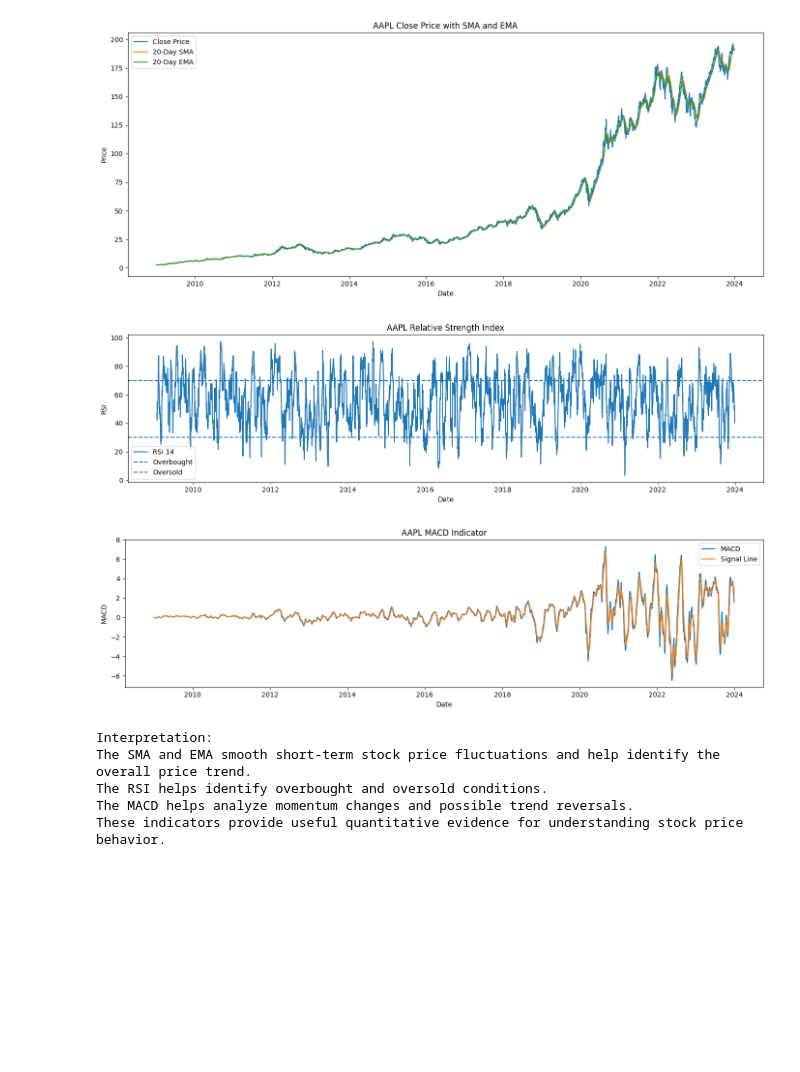
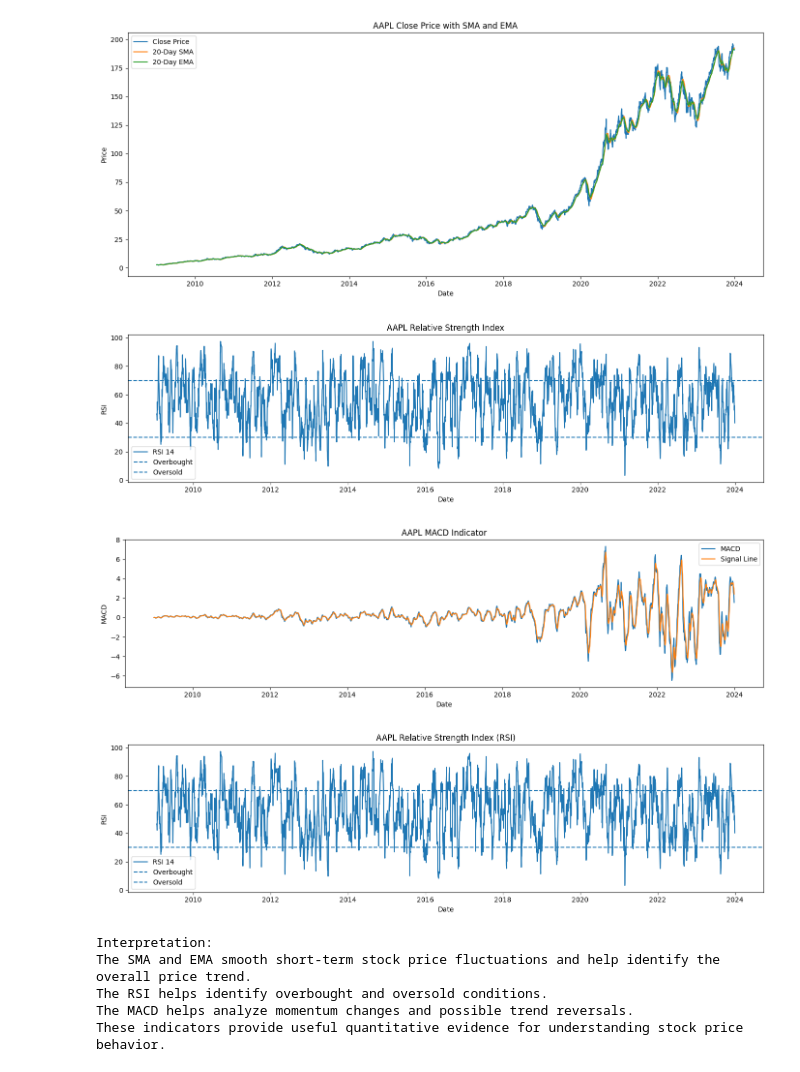
Before and after one commit to redu2127/news-sentiment-analysis, a Jupyter notebook: notebooks/task_2_quantitative_analysis.ipynb, the cells around one changed output. Cells and saved outputs as stored; diff of their text form; code cells hidden in the pictures; blank space fills up the shorter version.

```diff
--- a/notebooks/task_2_quantitative_analysis.ipynb
+++ b/notebooks/task_2_quantitative_analysis.ipynb
@@ -54,33 +54,75 @@ plt.plot(df["Date"], df["RSI_14"], label="RSI 14")
 plt.axhline(70, linestyle="--", label="Overbought")
 plt.axhline(30, linestyle="--", label="Oversold")
 plt.title("AAPL Relative Strength Index")
 plt.xlabel("Date")
 plt.ylabel("RSI")
 plt.legend()
 plt.tight_layout()
 plt.show()
 
 plt.figure(figsize=(14, 4))
 plt.plot(df["Date"], df["MACD"], label="MACD")
 plt.plot(df["Date"], df["Signal_Line"], label="Signal Line")
 plt.title("AAPL MACD Indicator")
 plt.xlabel("Date")
 plt.ylabel("MACD")
 plt.legend()
 plt.tight_layout()
 plt.show()
 
+# 7. RSI visualization
+plt.figure(figsize=(14, 4))
+plt.plot(df["Date"], df["RSI_14"], label="RSI 14")
+plt.axhline(70, linestyle="--", label="Overbought")
+plt.axhline(30, linestyle="--", label="Oversold")
+plt.title("AAPL Relative Strength Index (RSI)")
+plt.xlabel("Date")
+plt.ylabel("RSI")
+plt.legend()
+plt.tight_layout()
+plt.show()
+
+# 8. PyNance-style Financial Metrics
+
+# Daily returns
+df["Daily_Return"] = df["Close"].pct_change()
+
+# Rolling volatility: 20-day standard deviation of returns
+df["Rolling_Volatility_20"] = df["Daily_Return"].rolling(window=20).std()
+
+plt.figure(figsize=(14, 4))
+
+plt.plot(
+    df["Date"],
+    df["Rolling_Volatility_20"],
+    label="20-Day Rolling Volatility"
+)
+
+plt.title("AAPL 20-Day Rolling Volatility")
+
+plt.xlabel("Date")
+
+plt.ylabel("Volatility")
+
+plt.legend()
+
+plt.tight_layout()
+
+plt.show()
+
+
 print("""
 Interpretation:
 The SMA and EMA smooth short-term stock price fluctuations and help identify the overall price trend.
 The RSI helps identify overbought and oversold conditions.
 The MACD helps analyze momentum changes and possible trend reversals.
 These indicators provide useful quantitative evidence for understanding stock price behavior.
 """)
 # %% [output]
 [figure]
 [figure]
 [figure]
+[figure, added]
 Interpretation:
 The SMA and EMA smooth short-term stock price fluctuations and help identify the overall price trend.
 The RSI helps identify overbought and oversold conditions.
```
Also changed, not shown: 3 other files.
